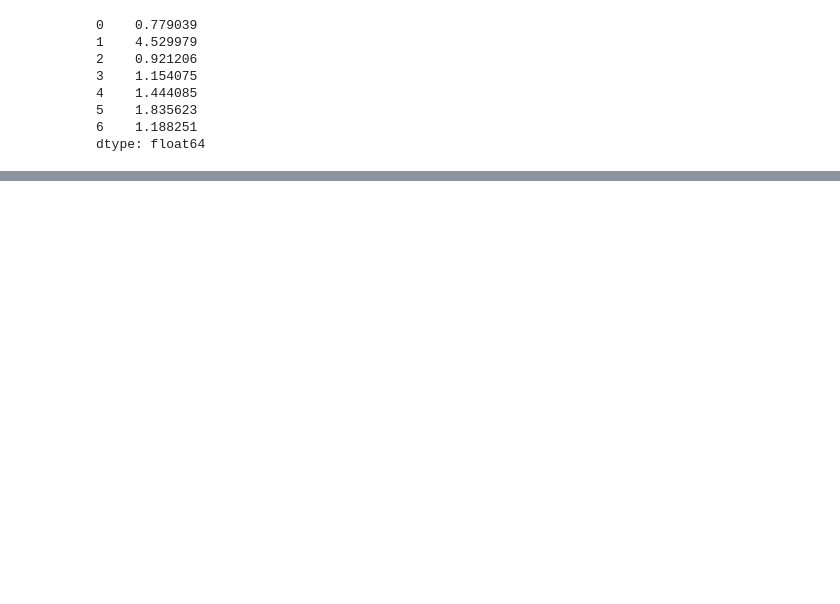
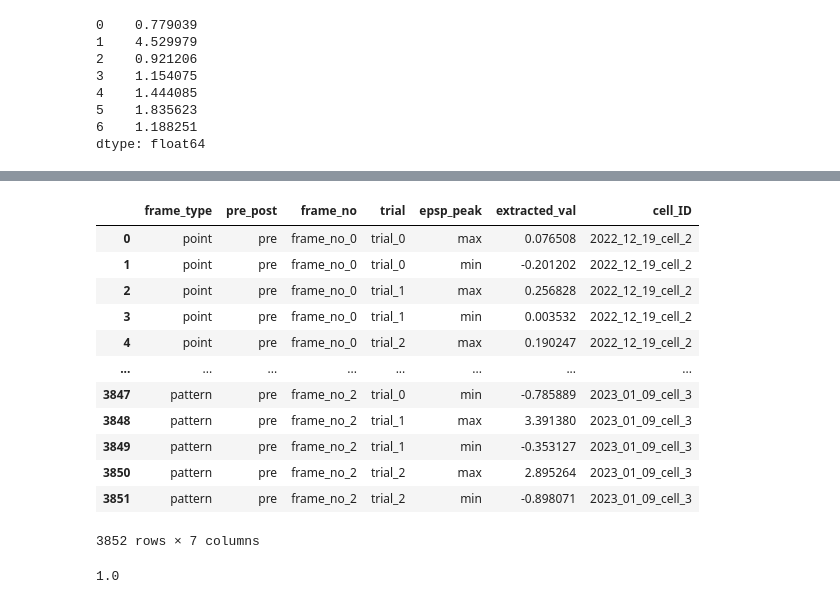
Before and after one commit to anzalks/ep_snippets, a Jupyter notebook: LTP_Cell_to_cell_analytsis_all_patterns.ipynb, the cells around one changed output, grey strips where cells are left out. Drawn from its saved outputs; the diff is of its cells as text; code cells hidden in the pictures; blank space fills up the shorter version.

```diff
--- a/LTP_Cell_to_cell_analytsis_all_patterns.ipynb
+++ b/LTP_Cell_to_cell_analytsis_all_patterns.ipynb
@@ -2025,0 +2213,16 @@ p3 =[1.73399675 1.18556404 1.01548851 0.97596604 1.03023851]
+# %%
+pd_cells
+# %% [output]
+|  | frame_type | pre_post | frame_no | trial | epsp_peak | extracted_val | cell_ID |
+| 0 | point | pre | frame_no_0 | trial_0 | max | 0.076508 | 2022_12_19_cell_2 |
+| 1 | point | pre | frame_no_0 | trial_0 | min | -0.201202 | 2022_12_19_cell_2 |
+| 2 | point | pre | frame_no_0 | trial_1 | max | 0.256828 | 2022_12_19_cell_2 |
+| 3 | point | pre | frame_no_0 | trial_1 | min | 0.003532 | 2022_12_19_cell_2 |
+| 4 | point | pre | frame_no_0 | trial_2 | max | 0.190247 | 2022_12_19_cell_2 |
+| ... | ... | ... | ... | ... | ... | ... | ... |
+| 3847 | pattern | pre | frame_no_2 | trial_0 | min | -0.785889 | 2023_01_09_cell_3 |
+| 3848 | pattern | pre | frame_no_2 | trial_1 | max | 3.391380 | 2023_01_09_cell_3 |
+| 3849 | pattern | pre | frame_no_2 | trial_1 | min | -0.353127 | 2023_01_09_cell_3 |
+| 3850 | pattern | pre | frame_no_2 | trial_2 | max | 2.895264 | 2023_01_09_cell_3 |
+| 3851 | pattern | pre | frame_no_2 | trial_2 | min | -0.898071 | 2023_01_09_cell_3 |
+3852 rows × 7 columns
@@ -2025,0 +2256,61 @@ p3 =[1.73399675 1.18556404 1.01548851 0.97596604 1.03023851]
+# %%
+
+p1_pre = p1_max_pre['extracted_val'].mean()
+p1_pre_n=p1_pre/p1_pre
+print(p1_pre_n)
+p1_post_0 = p1_max_post_0['extracted_val'].mean()
+p1_post_0=p1_post_0/p1_pre
+p1_post_1 = p1_max_post_1['extracted_val'].mean()
+p1_post_1=p1_post_1/p1_pre
+p1_post_2 = p1_max_post_2['extracted_val'].mean()
+p1_post_2=p1_post_2/p1_pre
+p1_post_3 = p1_max_post_3['extracted_val'].mean()
+p1_post_3=p1_post_3/p1_pre
+p1_post_4 = p1_max_post_4['extracted_val'].mean()
+p1_post_4=p1_post_4/p1_pre
+p1_post_5 = p1_max_post_5['extracted_val'].mean()
+p1_post_5=p1_post_5/p1_pre
+p1_post_6 = p1_max_post_6['extracted_val'].mean()
+p1_post_6=p1_post_6/p1_pre
+p1_pattern_response = [p1_pre_n, p1_post_0,p1_post_1,p1_post_2,p1_post_3,p1_post_4,p1_post_5,p1_post_6]
+
+p2_pre = p2_max_pre['extracted_val'].mean()
+p2_pre_n=p2_pre/p2_pre
+
+p2_post_0 = p2_max_post_0['extracted_val'].mean()
+p2_post_0=p2_post_0/p2_pre
+p2_post_1 = p2_max_post_1['extracted_val'].mean()
+p2_post_1=p2_post_1/p2_pre
+p2_post_2 = p2_max_post_2['extracted_val'].mean()
+p2_post_2=p2_post_2/p2_pre
+p2_post_3 = p2_max_post_3['extracted_val'].mean()
+p2_post_3=p2_post_3/p2_pre
+p2_post_4 = p2_max_post_4['extracted_val'].mean()
+p2_post_4=p2_post_4/p2_pre
+p2_post_5 = p2_max_post_5['extracted_val'].mean()
+p2_post_5=p2_post_5/p2_pre
+p2_post_6 = p2_max_post_6['extracted_val'].mean()
+p2_post_6=p2_post_6/p2_pre
+p2_pattern_response = [p2_pre_n, p2_post_0,p2_post_1,p2_post_2,p2_post_3,p2_post_4,p2_post_5,p2_post_6]
+
+p3_pre = p3_max_pre['extracted_val'].mean()
+p3_pre_n=p3_pre/p3_pre
+p3_post_0 = p3_max_post_0['extracted_val'].mean()
+p3_post_0=p3_post_0/p3_pre
+p3_post_1 = p3_max_post_1['extracted_val'].mean()
+p3_post_1=p3_post_1/p3_pre
+p3_post_2 = p3_max_post_2['extracted_val'].mean()
+p3_post_2=p3_post_2/p3_pre
+p3_post_3 = p3_max_post_3['extracted_val'].mean()
+p3_post_3=p3_post_3/p3_pre
+p3_post_4 = p3_max_post_4['extracted_val'].mean()
+p3_post_4=p3_post_4/p3_pre
+p3_post_5 = p3_max_post_5['extracted_val'].mean()
+p3_post_5=p3_post_5/p3_pre
+p3_post_6 = p3_max_post_6['extracted_val'].mean()
+p3_post_6=p3_post_6/p3_pre
+p3_pattern_response = [p3_pre_n, p3_post_0,p3_post_1,p3_post_2,p3_post_3,p3_post_4,p3_post_5,p3_post_6]
+
+t0= np.arange(0,len(p1_pattern_response)*10,10)-10
+# %% [output]
+1.0
```
Also changed, not shown: parts of 52 cells of this notebook, 7 other files.
